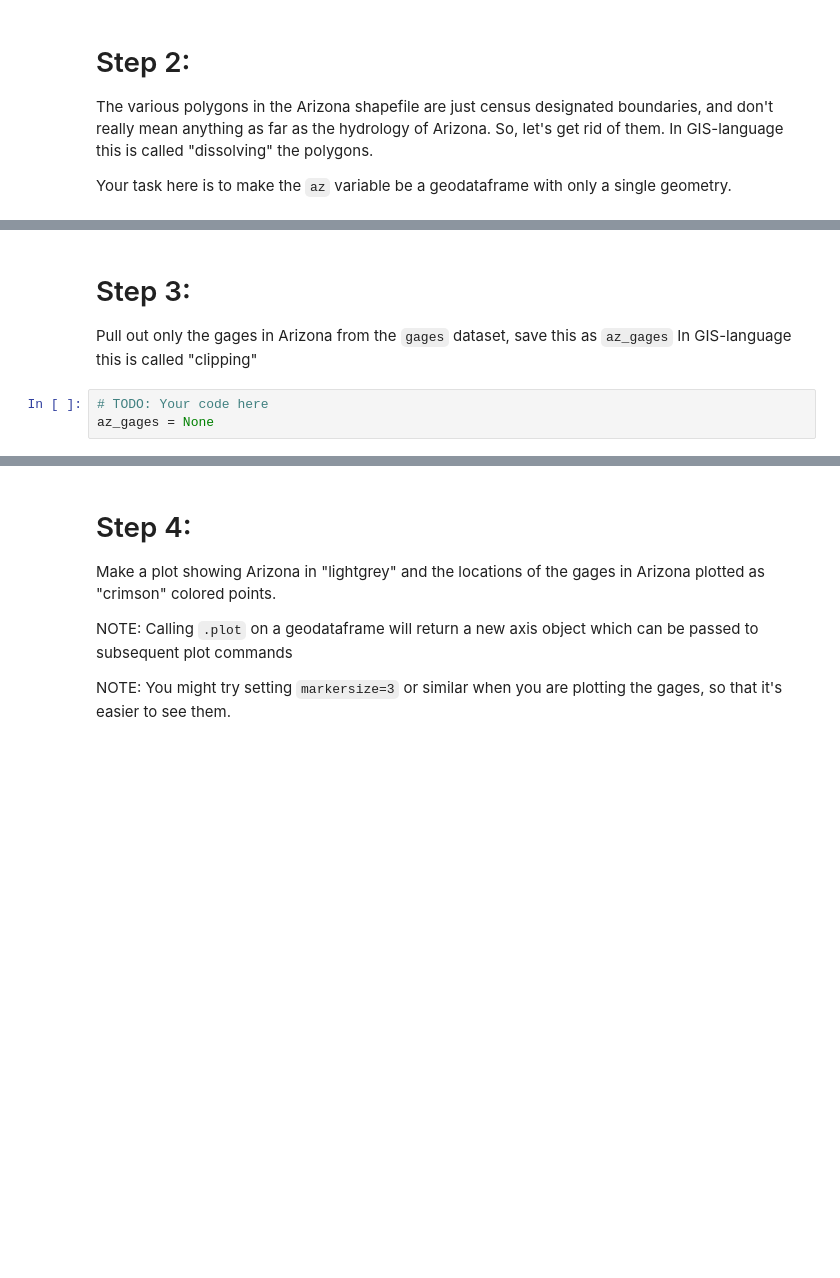
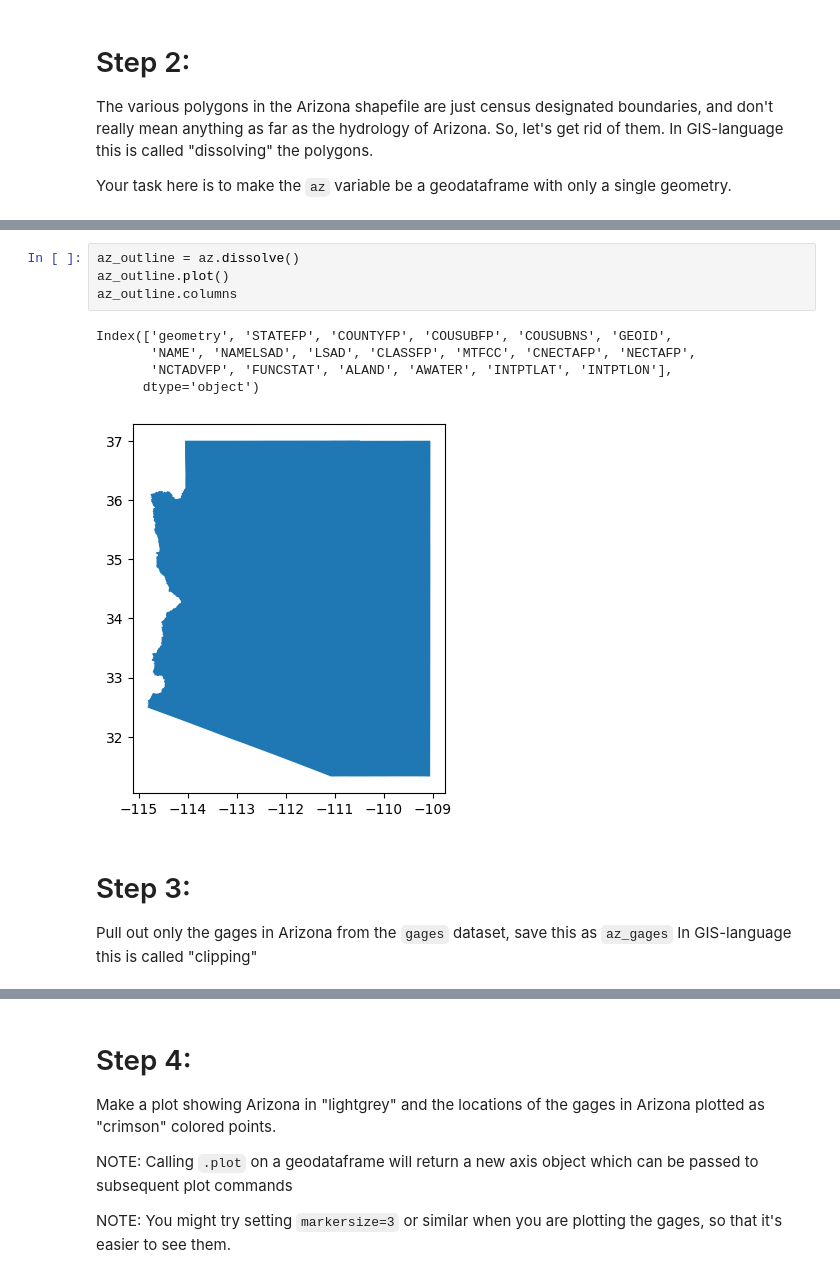
Before and after one commit to HAS-Tools-Fall25/homework_marcy, a Jupyter notebook: homework_submissions/hw5_geopandas_exercises.ipynb, the cells around one changed output, grey strips where cells are left out. Saved outputs shown, nothing was run; the diff lists cells and outputs as text; blank space fills up the shorter version.

```diff
--- a/homework_submissions/hw5_geopandas_exercises.ipynb
+++ b/homework_submissions/hw5_geopandas_exercises.ipynb
@@ -42,8 +50,15 @@ geodataframe with only a single geometry.
+# %%
+az_outline = az.dissolve()
+az_outline.plot()
+az_outline.columns
+# %% [output]
+Index(['geometry', 'STATEFP', 'COUNTYFP', 'COUSUBFP', 'COUSUBNS', 'GEOID',
+       'NAME', 'NAMELSAD', 'LSAD', 'CLASSFP', 'MTFCC', 'CNECTAFP', 'NECTAFP',
+       'NCTADVFP', 'FUNCSTAT', 'ALAND', 'AWATER', 'INTPTLAT', 'INTPTLON'],
+      dtype='object')
+[figure, added]
 # %% [markdown]
 # Step 3:
 Pull out only the gages in Arizona from
 the `gages` dataset, save this as `az_gages`
 In GIS-language this is called "clipping"
-# %%
-# TODO: Your code here
-az_gages = None
```
Also changed, not shown: parts of 12 cells of this notebook, 4 other files.
